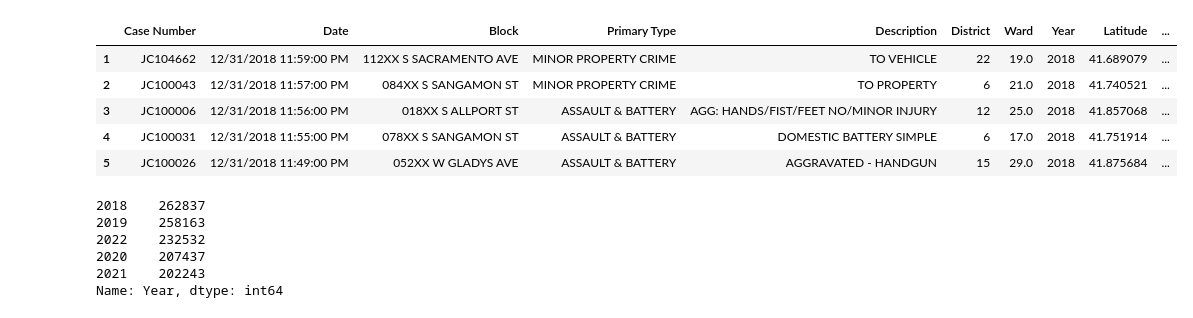
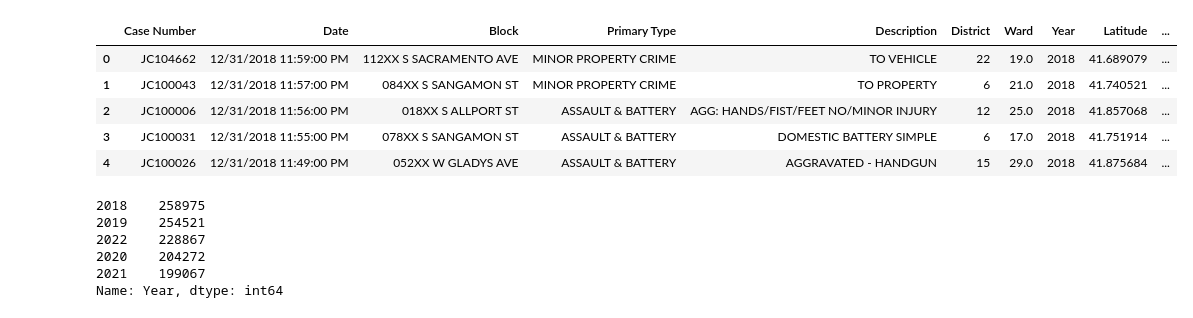
Before and after one commit to jmpealy/project1, a Jupyter notebook: crimes_2022.ipynb, the cells around one changed output. Drawn from its saved outputs; the diff is of its cells as text; code cells hidden in the pictures.

```diff
--- a/crimes_2022.ipynb
+++ b/crimes_2022.ipynb
@@ -94,12 +54,12 @@ crime_cleaned_df.head()
 # %%
 #remove unnecessary columns
-crime_cleaned_df = crime_cleaned_df[["Case Number", "Date", "Block", "Primary Type", "Description", "District", "Ward",
-                                     "Year", "Latitude", "Longitude"]]
+crime_cleaned_df = crime_df[["Case Number", "Date", "Block", "Primary Type", "Description", "District", "Ward",
+                                     "Year", "Latitude", "Longitude","Population","Zipcode"]]
 crime_cleaned_df.head()
 # %% [output]
 |  | Case Number | Date | Block | Primary Type | Description | District | Ward | Year | Latitude | ... |
-| 1 | JC104662 | 12/31/2018 11:59:00 PM | 112XX S SACRAMENTO AVE | MINOR PROPERTY CRIME | TO VEHICLE | 22 | 19.0 | 2018 | 41.689079 | ... |
-| 2 | JC100043 | 12/31/2018 11:57:00 PM | 084XX S SANGAMON ST | MINOR PROPERTY CRIME | TO PROPERTY | 6 | 21.0 | 2018 | 41.740521 | ... |
-| 3 | JC100006 | 12/31/2018 11:56:00 PM | 018XX S ALLPORT ST | ASSAULT & BATTERY | AGG: HANDS/FIST/FEET NO/MINOR INJURY | 12 | 25.0 | 2018 | 41.857068 | ... |
-| 4 | JC100031 | 12/31/2018 11:55:00 PM | 078XX S SANGAMON ST | ASSAULT & BATTERY | DOMESTIC BATTERY SIMPLE | 6 | 17.0 | 2018 | 41.751914 | ... |
-| 5 | JC100026 | 12/31/2018 11:49:00 PM | 052XX W GLADYS AVE | ASSAULT & BATTERY | AGGRAVATED - HANDGUN | 15 | 29.0 | 2018 | 41.875684 | ... |
+| 0 | JC104662 | 12/31/2018 11:59:00 PM | 112XX S SACRAMENTO AVE | MINOR PROPERTY CRIME | TO VEHICLE | 22 | 19.0 | 2018 | 41.689079 | ... |
+| 1 | JC100043 | 12/31/2018 11:57:00 PM | 084XX S SANGAMON ST | MINOR PROPERTY CRIME | TO PROPERTY | 6 | 21.0 | 2018 | 41.740521 | ... |
+| 2 | JC100006 | 12/31/2018 11:56:00 PM | 018XX S ALLPORT ST | ASSAULT & BATTERY | AGG: HANDS/FIST/FEET NO/MINOR INJURY | 12 | 25.0 | 2018 | 41.857068 | ... |
+| 3 | JC100031 | 12/31/2018 11:55:00 PM | 078XX S SANGAMON ST | ASSAULT & BATTERY | DOMESTIC BATTERY SIMPLE | 6 | 17.0 | 2018 | 41.751914 | ... |
+| 4 | JC100026 | 12/31/2018 11:49:00 PM | 052XX W GLADYS AVE | ASSAULT & BATTERY | AGGRAVATED - HANDGUN | 15 | 29.0 | 2018 | 41.875684 | ... |
@@ -122,11 +68,11 @@ crime_cleaned_df.head()
 counts_crime = crime_cleaned_df["Year"].value_counts()
 counts_crime
 # %% [output]
-2018    262837
-2019    258163
-2022    232532
-2020    207437
-2021    202243
+2018    258975
+2019    254521
+2022    228867
+2020    204272
+2021    199067
 Name: Year, dtype: int64
 # %%
 #organize heinous crimes categories (homicide, arson, kidnapping and human trafficking)
```
Also changed, not shown: parts of 16 cells of this notebook, 4 other files.
